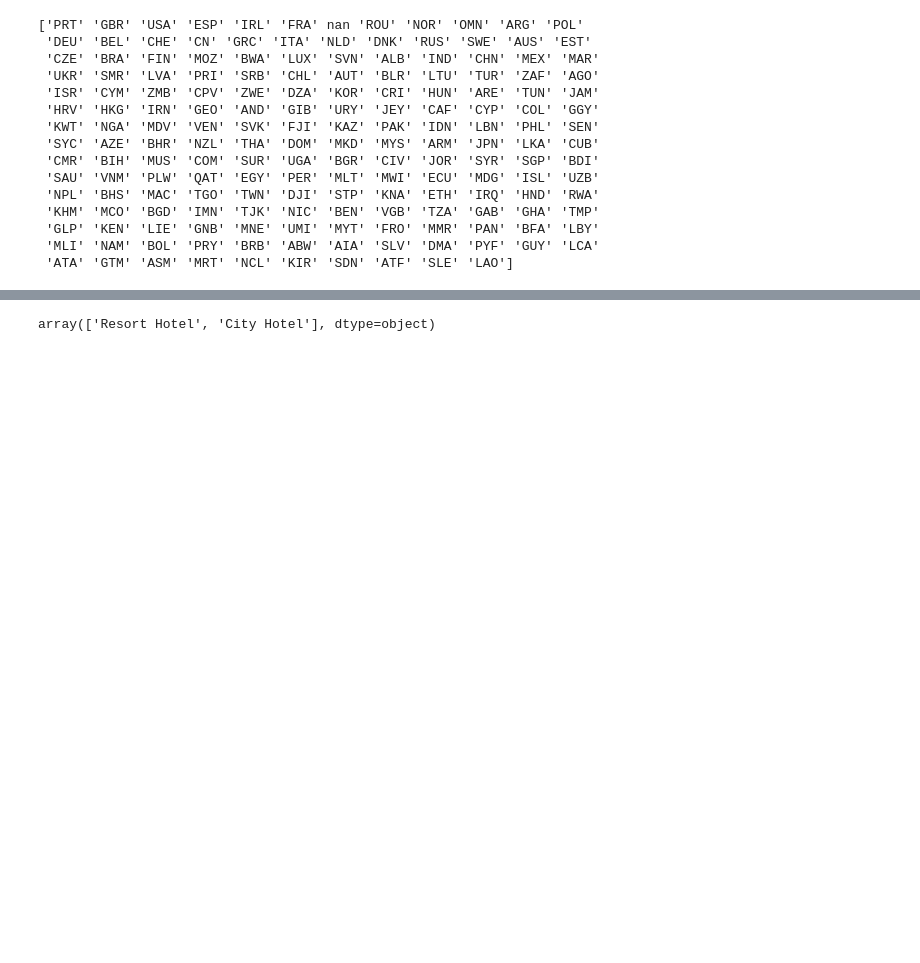
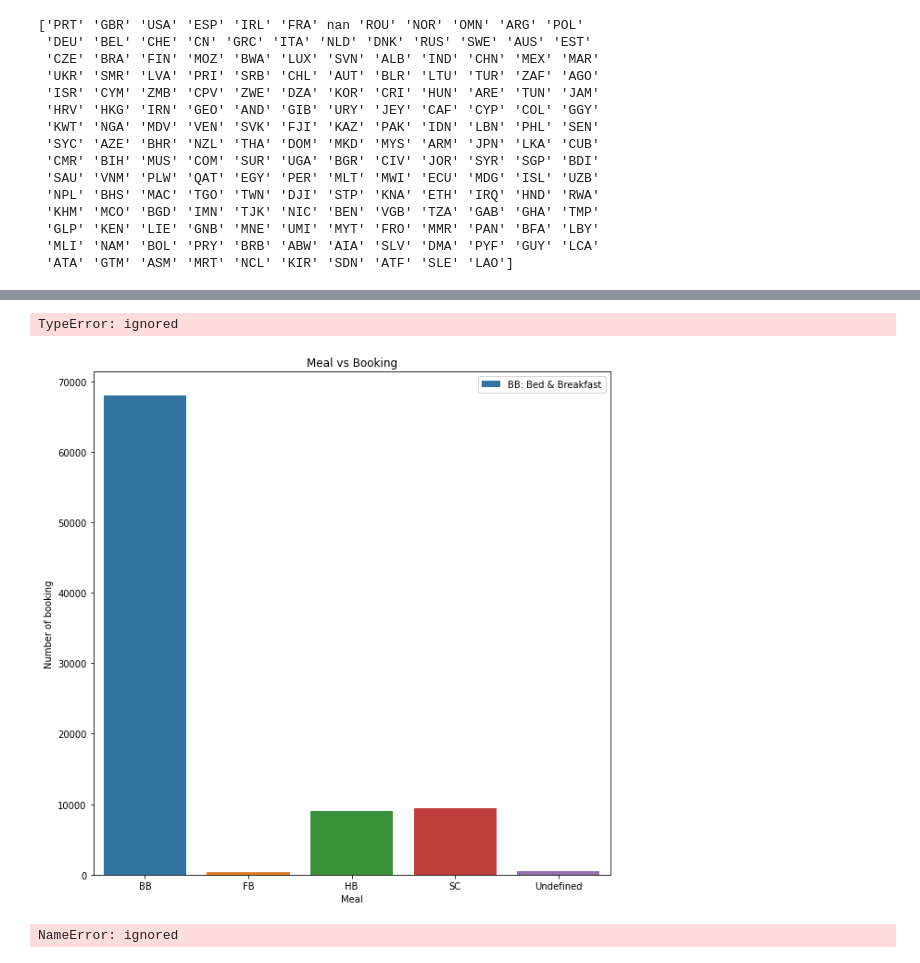
Before and after one commit to Naman2827/hotel-booking-analysis, a Jupyter notebook: Hotel_Booking_Analysis_Capstone_Project.ipynb, the cells around one changed output, grey strips where cells are left out. Saved outputs shown, nothing was run; the diff lists cells and outputs as text; code cells hidden in the pictures; blank space fills up the shorter version.

```diff
--- a/Hotel_Booking_Analysis_Capstone_Project.ipynb
+++ b/Hotel_Booking_Analysis_Capstone_Project.ipynb
@@ -132,4 +172,6 @@ KeyError: ignored
-# %%
-hba["hotel"].unique()
-# %% [output]
-array(['Resort Hotel', 'City Hotel'], dtype=object)
+# %%
+#
+hba['deposit_type'].unique()
+hba.plot.pie(y='deposit_type')
+# %% [output]
+TypeError: ignored
@@ -135,0 +180,16 @@ array(['Resort Hotel', 'City Hotel'], dtype=object)
+# %%
+#Meals prefrences
+sns.countplot(hba['meal'])
+fig = plt.gcf()
+fig.set_size_inches(10,10)
+plt.title("Meal vs Booking")
+plt.xlabel('Meal');
+plt.ylabel('Number of booking');
+plt.legend(['BB: Bed & Breakfast', "HB: Half Board (Breakfast and Dinner normally)","FB: Full Board (Beakfast, Lunch and Dinner)"]);
+# %% [output]
+[figure, added]
+# %%
+final_prices = sort_month(final_hotel, 'month')
+final_prices
+# %% [output]
+NameError: ignored
```
Also changed, not shown: parts of 7 cells of this notebook.
